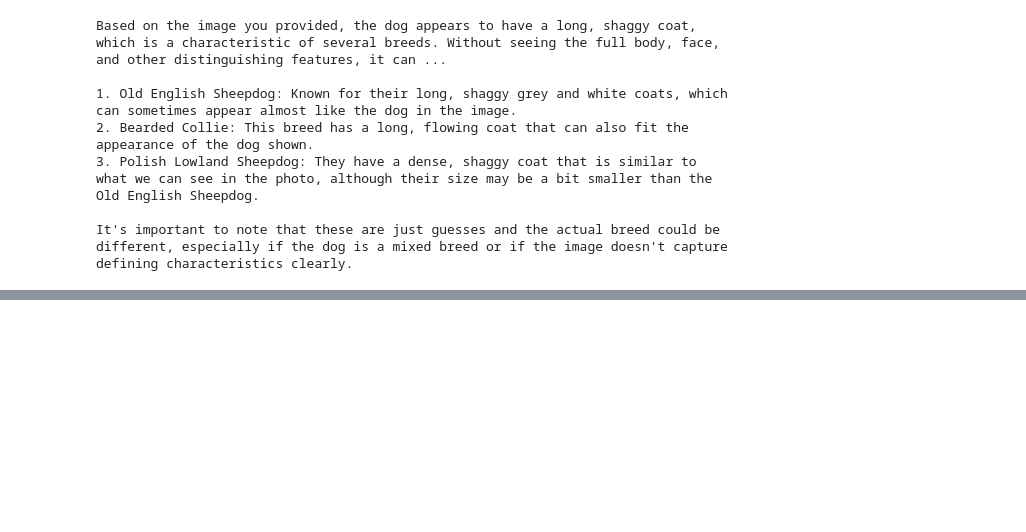
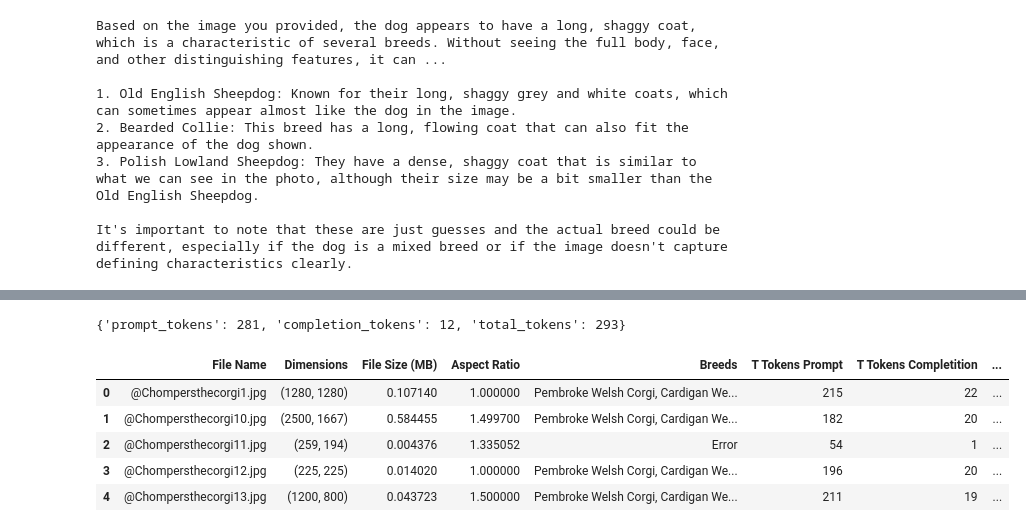
Before and after one commit to jl-tavera/gpt-vision-test, a Jupyter notebook: api-test.ipynb, the cells around one changed output, grey strips where cells are left out. Saved outputs shown, nothing was run; the diff lists cells and outputs as text; code cells hidden in the pictures; blank space fills up the shorter version.

```diff
--- a/api-test.ipynb
+++ b/api-test.ipynb
@@ -102,7 +102,7 @@ def get_dog_breeds(client, vision_response):
     message_content = str(prompt) + '"' + str(vision_response) + '"'
 
     response = client.chat.completions.create(
-    model="gpt-3.5-turbo",
+    model="gpt-4",
     messages=[
     {"role": "user", "content": message_content},
      ]
@@ -151,0 +155,32 @@ df.head()
+# %%
+print(df['Vision Tokens'][67])
+# %% [output]
+{'prompt_tokens': 281, 'completion_tokens': 12, 'total_tokens': 293}
+# %%
+df['V Tokens Prompt'] = None
+df['V Tokens Completition'] = None
+df['V Tokens Total'] = None
+# %%
+for i, token_string in enumerate(df['Vision Tokens']):
+    # Define regular expression pattern to match token counts
+    pattern = r"'(\w+)': (\d+)"
+
+    # Find all matches using the pattern
+    matches = re.findall(pattern, token_string)
+
+    # Create a dictionary to store token counts
+    token_counts = {key: int(value) for key, value in matches}
+
+    df.at[i, 'V Tokens Prompt'] = token_counts['prompt_tokens']
+    df.at[i, 'V Tokens Completition'] = token_counts['completion_tokens']
+    df.at[i, 'V Tokens Total'] = token_counts['total_tokens']
+# %%
+df.drop(columns=['Vision Tokens'], inplace=True)
+df.head()
+# %% [output]
+|  | File Name | Dimensions | File Size (MB) | Aspect Ratio | Breeds | T Tokens Prompt | T Tokens Completition | ... |
+| 0 | @Chompersthecorgi1.jpg | (1280, 1280) | 0.107140 | 1.000000 | Pembroke Welsh Corgi, Cardigan We... | 215 | 22 | ... |
+| 1 | @Chompersthecorgi10.jpg | (2500, 1667) | 0.584455 | 1.499700 | Pembroke Welsh Corgi, Cardigan We... | 182 | 20 | ... |
+| 2 | @Chompersthecorgi11.jpg | (259, 194) | 0.004376 | 1.335052 | Error | 54 | 1 | ... |
+| 3 | @Chompersthecorgi12.jpg | (225, 225) | 0.014020 | 1.000000 | Pembroke Welsh Corgi, Cardigan We... | 196 | 20 | ... |
+| 4 | @Chompersthecorgi13.jpg | (1200, 800) | 0.043723 | 1.500000 | Pembroke Welsh Corgi, Cardigan We... | 211 | 19 | ... |
```
Also changed, not shown: parts of 5 cells of this notebook, 1 other file.
